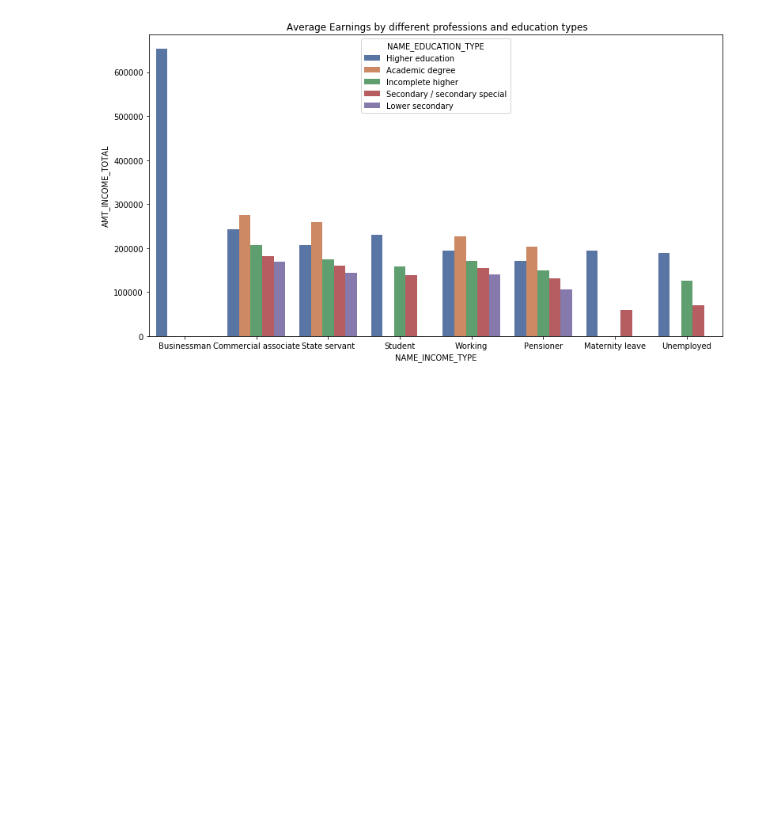
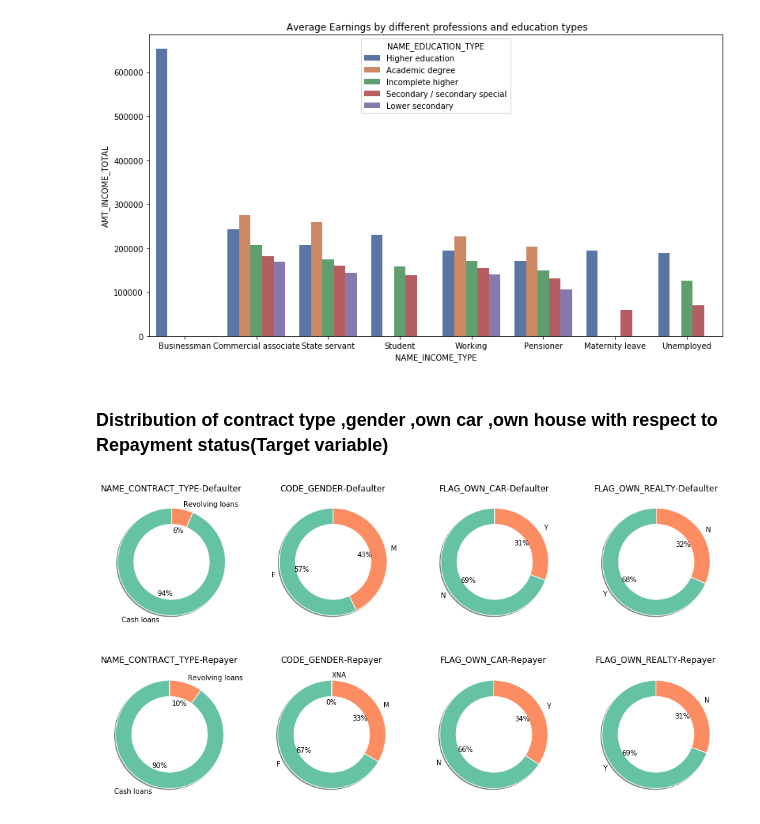
Before and after one commit to padma-it/DataScienceCaseStudies, a Jupyter notebook: Credit EDA/EDA Case Study - Bank Loan - Amrita.ipynb, the cells around one changed output. Drawn from its saved outputs; the diff is of its cells as text; code cells hidden in the pictures; blank space fills up the shorter version.

```diff
--- a/Credit EDA/EDA Case Study - Bank Loan - Amrita.ipynb
+++ b/Credit EDA/EDA Case Study - Bank Loan - Amrita.ipynb
@@ -488,3 +501,35 @@ plt.title(" Average Earnings by different professions and education types")
 plt.show()
 # %% [output]
 [figure]
+# %% [markdown]
+### Distribution of contract type ,gender ,own car ,own house with respect to Repayment status(Target variable)
+# %%
+Defaulter = applicationDF[applicationDF["TARGET"]==1][[ 'NAME_CONTRACT_TYPE', 'CODE_GENDER','FLAG_OWN_CAR', 'FLAG_OWN_REALTY']]
+Repayer = applicationDF[applicationDF["TARGET"]==0][[ 'NAME_CONTRACT_TYPE', 'CODE_GENDER','FLAG_OWN_CAR', 'FLAG_OWN_REALTY']]
+
+d_cols = ['NAME_CONTRACT_TYPE', 'CODE_GENDER','FLAG_OWN_CAR', 'FLAG_OWN_REALTY']
+d_length = len(d_cols)
+
+fig = plt.figure(figsize=(16,4))
+for i,j in itertools.zip_longest(d_cols,range(d_length)):
+    plt.subplot(1,4,j+1)
+    Defaulter[i].value_counts().plot.pie(autopct = "%1.0f%%",colors = sns.color_palette("Set2",6),startangle = 90,
+                                        wedgeprops={"linewidth":1,"edgecolor":"white"},shadow =True)
+    circ = plt.Circle((0,0),.7,color="white")
+    plt.gca().add_artist(circ)
+    plt.ylabel("")
+    plt.title(i+"-Defaulter")
+
+
+fig = plt.figure(figsize=(16,4))
+for i,j in itertools.zip_longest(d_cols,range(d_length)):
+    plt.subplot(1,4,j+1)
+    Repayer[i].value_counts().plot.pie(autopct = "%1.0f%%",colors = sns.color_palette("Set2",3),startangle = 90,
+                                           wedgeprops={"linewidth":1,"edgecolor":"white"},shadow =True)
+    circ = plt.Circle((0,0),.7,color="white")
+    plt.gca().add_artist(circ)
+    plt.ylabel("")
+    plt.title(i+"-Repayer")
+# %% [output]
+[figure, added]
+[figure, added]
```
Also changed, not shown: parts of 16 cells of this notebook.
